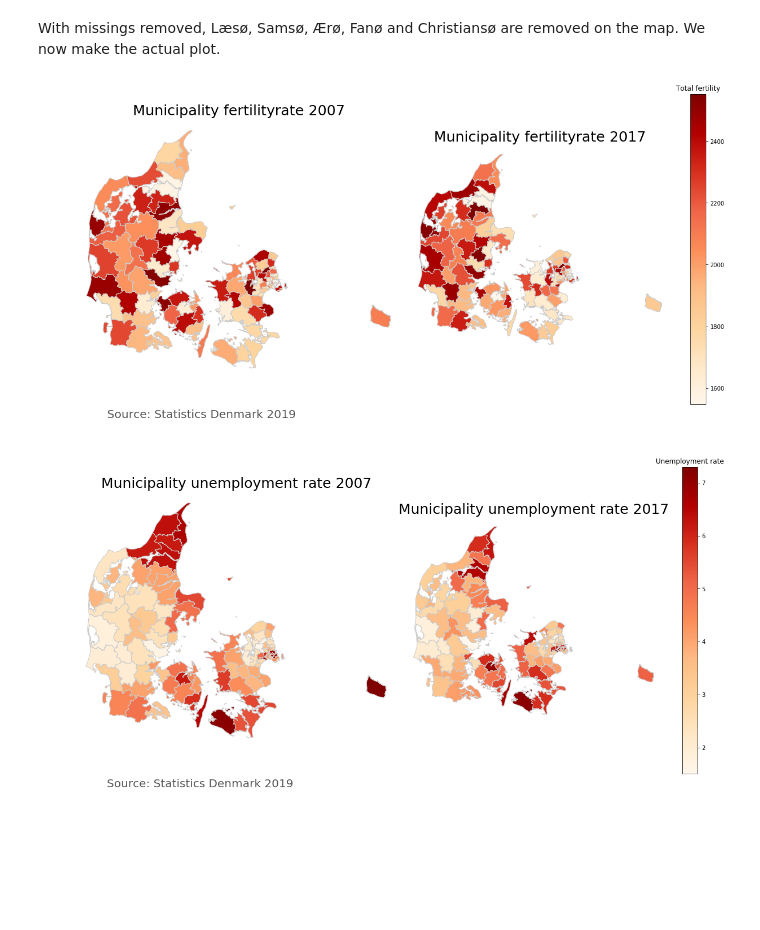
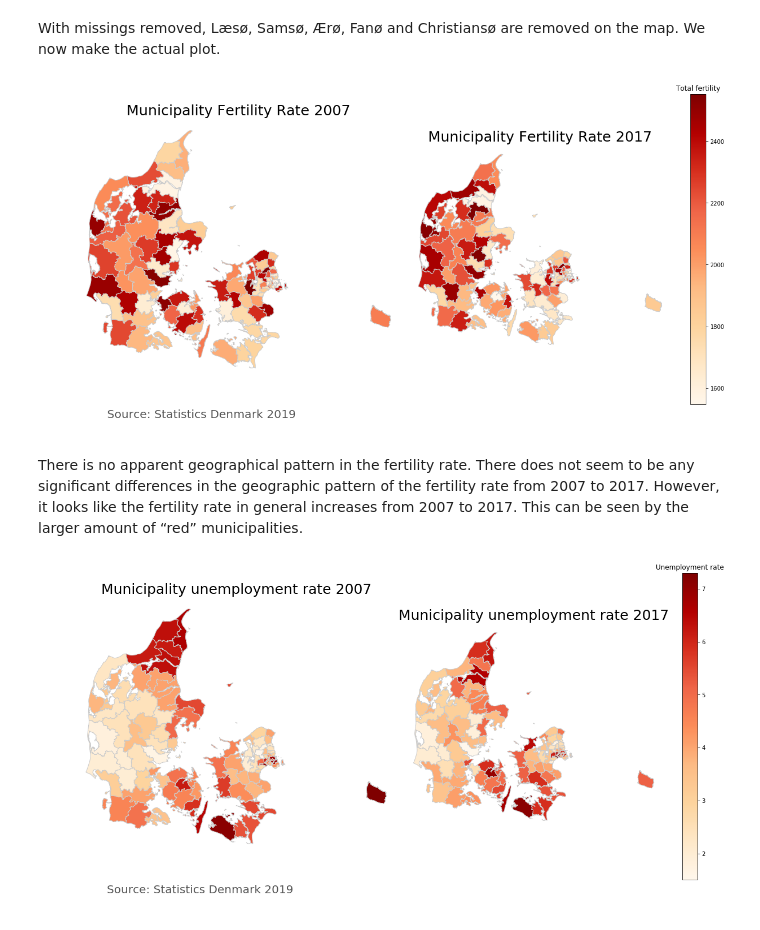
Before and after one commit to MathiasNymand/projects-2019-team-spirit, a Jupyter notebook: dataproject/dataproject22M.ipynb, the cells around one changed output. Saved outputs shown, nothing was run; the diff lists cells and outputs as text; code cells hidden in the pictures; blank space fills up the shorter version.

```diff
--- a/dataproject/dataproject22M.ipynb
+++ b/dataproject/dataproject22M.ipynb
@@ -325,9 +356,9 @@ The map needs to strings in order to plot - we convert to strings
 # %%
-# strings of the variables
-merged_data_re.BIRTH_RATE = merged_data_re.BIRTH_RATE.astype(str)
+# Strings of the variables
+merged_data_re.FERTILITY_RATE = merged_data_re.FERTILITY_RATE.astype(str)
 merged_data_re.UNEMPLOYMENT_RATE = merged_data_re.UNEMPLOYMENT_RATE.astype(str)
 
-## look at datatypes
+## Look at datatypes
 merged_data_re.dtypes
 # %% [output]
 AREA                  object
@@ -344,7 +375,7 @@ merged_data_re17=merged_data_re[merged_data_re['YEAR']==2017]
 merged_data_re07=merged_data_re[merged_data_re['YEAR']==2007]
 
 # Renaming to year specific names
-merged_data_re17=merged_data_re17.rename(columns={'BIRTH_RATE': 'BIRTH_RATE17', 'UNEMPLOYMENT_RATE': 'UNEMPLOYMENT_RATE17' })
-merged_data_re07=merged_data_re07.rename(columns={'UNEMPLOYMENT_RATE': 'UNEMPLOYMENT_RATE07', 'BIRTH_RATE': 'BIRTH_RATE07'})
+merged_data_re17=merged_data_re17.rename(columns={'FERTILITY_RATE': 'FERTILITY_RATE17', 'UNEMPLOYMENT_RATE': 'UNEMPLOYMENT_RATE17' })
+merged_data_re07=merged_data_re07.rename(columns={'UNEMPLOYMENT_RATE': 'UNEMPLOYMENT_RATE07', 'FERTILITY_RATE': 'FERTILITY_RATE07'})
 merged_data_re17.head()
 # %% [output]
@@ -370,6 +401,6 @@ merged_map.head()
 We only want the area variable and the 4 columns with 2 years and 2 variables. The rest is left out
 # %%
 # Keeping some columns
-merged_map2 = merged_map[['AREA','BIRTH_RATE07', 'UNEMPLOYMENT_RATE07', 'BIRTH_RATE17', 'UNEMPLOYMENT_RATE17']]
+merged_map2 = merged_map[['AREA','FERTILITY_RATE07', 'UNEMPLOYMENT_RATE07', 'FERTILITY_RATE17', 'UNEMPLOYMENT_RATE17']]
 merged_map2.head()
 # %% [output]
@@ -400,14 +431,14 @@ final_map.head()
 We need to select variables that the map must base the values after. We name the Visvarxx.. We also need the color sidebar to be have the same range as our map. This is ensured by vmin and vmax. 2007 turns out to have the most extreme values.
 # %%
 ## The variable to visualize after is defined here
-VisVarFer07 = 'BIRTH_RATE07'
-VisVarFer17 = 'BIRTH_RATE17'
+VisVarFer07 = 'FERTILITY_RATE07'
+VisVarFer17 = 'FERTILITY_RATE17'
 VisVarUne07 = 'UNEMPLOYMENT_RATE07'
 VisVarUne17 = 'UNEMPLOYMENT_RATE17'
 
 # set the range for the choropleth - this will be consistent for all plots of the same variable.
 # 2007 had the most extreme values
-vminFer, vmaxFer = merged_map['BIRTH_RATE07'].min() , merged_map['BIRTH_RATE07'].max()
+vminFer, vmaxFer = merged_map['FERTILITY_RATE07'].min() , merged_map['FERTILITY_RATE07'].max()
 vminUNE, vmaxUNE = merged_map['UNEMPLOYMENT_RATE07'].min() , merged_map['UNEMPLOYMENT_RATE07'].max()
 # %% [markdown]
  With missings removed, Læsø, Samsø, Ærø, Fanø and Christiansø are removed on the map. We now make the actual plot.
@@ -422,7 +453,7 @@ ax1.axis('off')
 ax2.axis('off')
 
 # add a title for map 1 - fix the size of the text.
-ax1.set_title('Municipality fertilityrate 2007', \
+ax1.set_title('Municipality Fertility Rate 2007', \
               fontdict={'fontsize': '25',
                         'fontweight' : '3'})
 
@@ -433,35 +464,37 @@ ax1.set_aspect('equal')
 
 # create an annotation for the  data source
 ax1.annotate('Source: Statistics Denmark 2019',
            xy=(0.1, .08), xycoords='figure fraction',
            horizontalalignment='left', verticalalignment='top',
            fontsize=20, color='#555555')
 
 # add a title for map 2 - fix the size of the text.
-ax2.set_title('Municipality fertilityrate 2017', \
+ax2.set_title('Municipality Fertility Rate 2017', \
               fontdict={'fontsize': '25',
                         'fontweight' : '3'})
 
 ## The actual second plot is created with our colour map being set equal to OrRd
 ax2=final_map.plot(column=VisVarFer17,  cmap='OrRd', ax=ax2, edgecolor='0.8')
 # Attempt to get two maps of equal size
 ax2.set_aspect('equal')
 
 ## The color scale on the right is created in relation to the data with vmin and vmax. Same color theme.
 sm = plt.cm.ScalarMappable(cmap='OrRd', norm=plt.Normalize(vmin=vminFer, vmax=vmaxFer))
 
 # Empty array
 sm._A = []
 
 # Make a colour bar based on the color scale created above.
 cbar = fig.colorbar(sm)
 
 # Set a title for the color bar
 cbar.ax.set_title('Total fertility')
 
 plt.show()
 # %% [output]
-[figure, old version]
+[figure, new version]
+# %% [markdown]
+There is no apparent geographical pattern in the fertility rate. There does not seem to be any significant differences in the geographic pattern of the fertility rate from 2007 to 2017. However, it looks like the fertility rate in general increases from 2007 to 2017. This can be seen by the larger amount of “red” municipalities.
 # %%
 # create figure, axes, size, remove whitespace and align the size of the figures in Matplotlib
 side_length = 10
```
Also changed, not shown: parts of 48 cells of this notebook, 1 other file.
